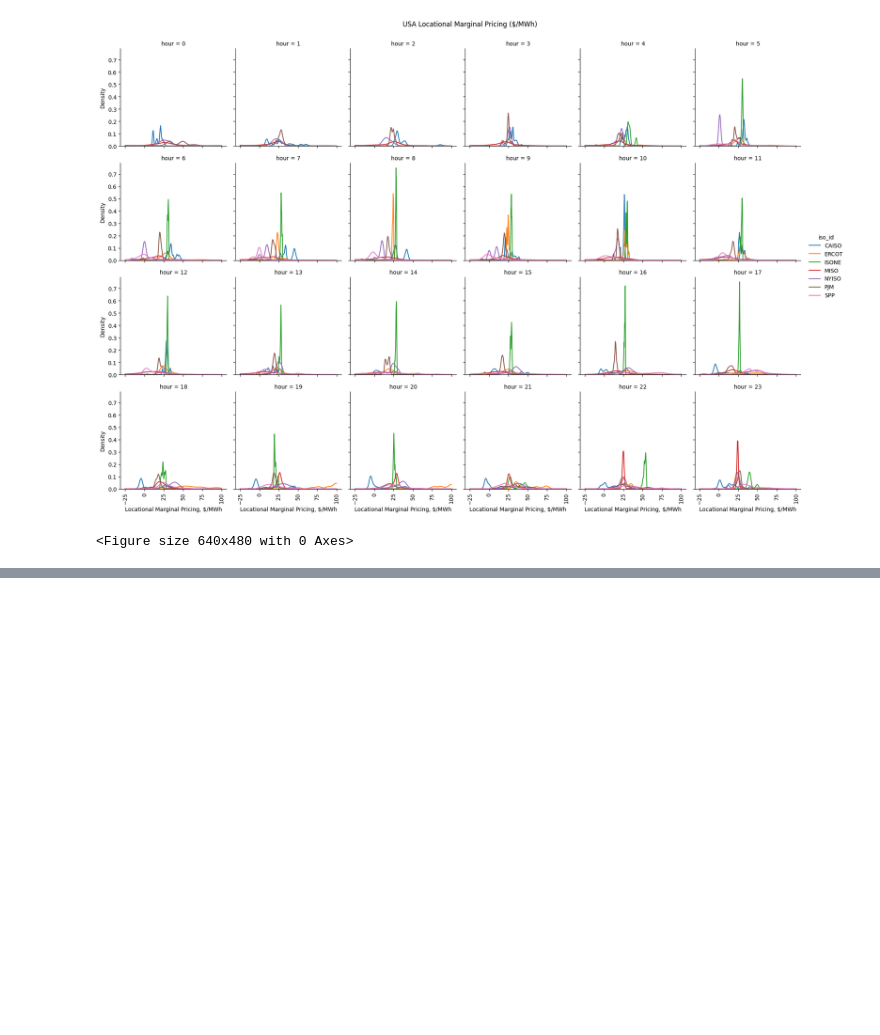
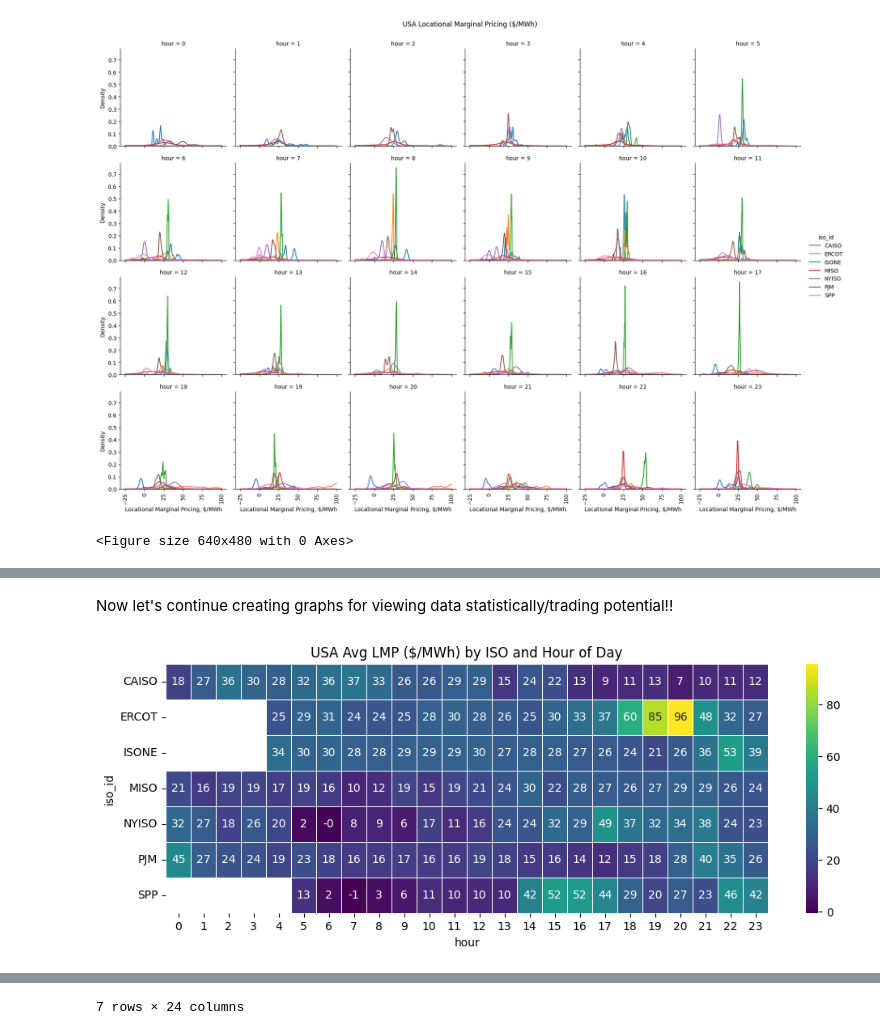
Before and after one commit to aangelsalazarr/us_electricity_pricing, a Jupyter notebook: unifying_data_silos.ipynb, the cells around one changed output, grey strips where cells are left out. Saved outputs shown, nothing was run; the diff lists cells and outputs as text; code cells hidden in the pictures; blank space fills up the shorter version.

```diff
--- a/unifying_data_silos.ipynb
+++ b/unifying_data_silos.ipynb
@@ -360,0 +415,34 @@ lmp_plot_distribution(dataset=filtered_df, vis_type='hour_iso')
+# %% [markdown]
+Now let's continue creating graphs for viewing data statistically/trading potential!!
+# %%
+# let's create a simpl heat plot similar to ercot heat map on average
+def lmp_node_hour_hmap(dataframe: object, index_by: str, plot_title: None):
+    '''
+    Args
+        provide a dataframe in polars format and it will make transformations
+        index_by can be either node_id and iso_id
+
+    Output
+        provides user with necessary objects needed to visualize correlations
+
+    Needed: nodenames as node_id, hour values as hour and 5min lmps as 5min_lmp
+    provide a title for the plot
+    '''
+    # group by node_id and hour then calculate mean of lmp values
+
+    pivot_df = pd.pivot_table(
+        dataframe, values='5min_lmp', index=index_by, columns='hour', aggfunc='mean'
+    )
+
+    plt.figure(figsize=[12,4])
+
+    ax = sns.heatmap(pivot_df, cmap='viridis', fmt='.0f', annot=True, linewidths=0.5)
+
+    plt.title(f'{plot_title}')
+    plt.show()
+
+    return pivot_df
+# %%
+lmp_node_hour_hmap(dataframe=filtered_df, index_by='iso_id', plot_title="USA Avg LMP ($/MWh) by ISO and Hour of Day")
+# %% [output]
+[figure, added]
@@ -360,0 +458 @@ lmp_plot_distribution(dataset=filtered_df, vis_type='hour_iso')
+7 rows × 24 columns
```
Also changed, not shown: parts of 6 cells of this notebook, 2 other files.
